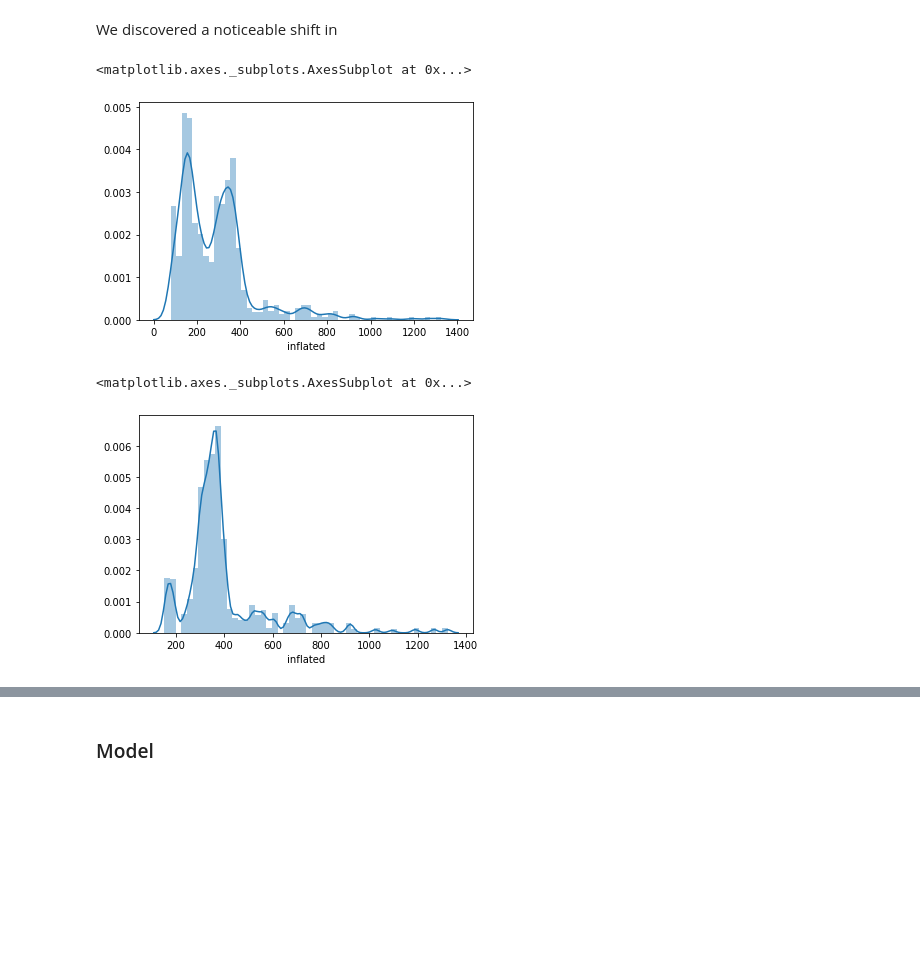
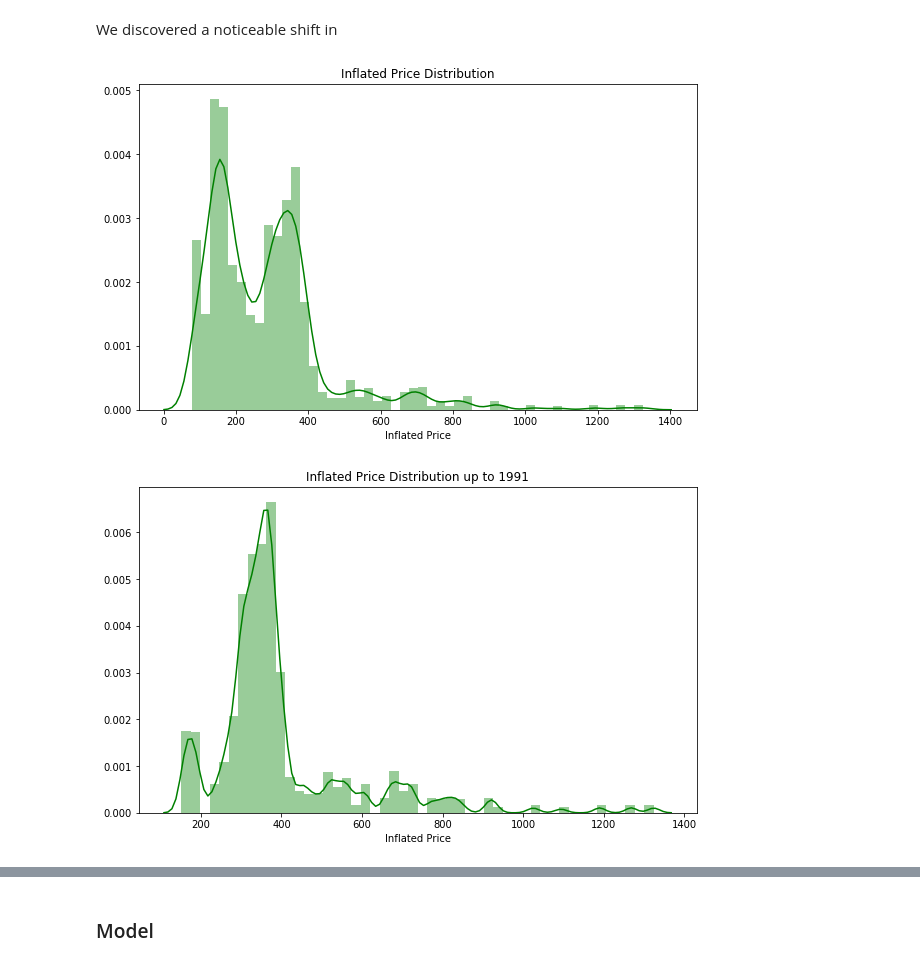
Before and after one commit to Data-Robusta/data-robusta, a Jupyter notebook: data_robusta_final.ipynb, the cells around one changed output, grey strips where cells are left out. Drawn from its saved outputs; the diff is of its cells as text; code cells hidden in the pictures; blank space fills up the shorter version.

Commit message:
added in exporation plots

```diff
--- a/data_robusta_final.ipynb
+++ b/data_robusta_final.ipynb
@@ -90,15 +98,13 @@ We discovered a noticeable shift in
 # %%
 #After reviewing the data distribution we saw that the pricing was bimodal
 #Splitting the data for modeling was greatly improved based on this analysis
-sns.distplot(df.inflated)
+explore.dist_of_price(df)
 # %% [output]
-<matplotlib.axes._subplots.AxesSubplot at 0x...>
-[figure, old version]
+[figure, new version]
 # %%
 #pre 1991
-sns.distplot(df.inflated[:"1991"])
+explore.dist_before(df)
 # %% [output]
-<matplotlib.axes._subplots.AxesSubplot at 0x...>
-[figure, old version]
+[figure, new version]
 # %%
 #post 1991
```
Also changed, not shown: parts of 8 cells of this notebook.
